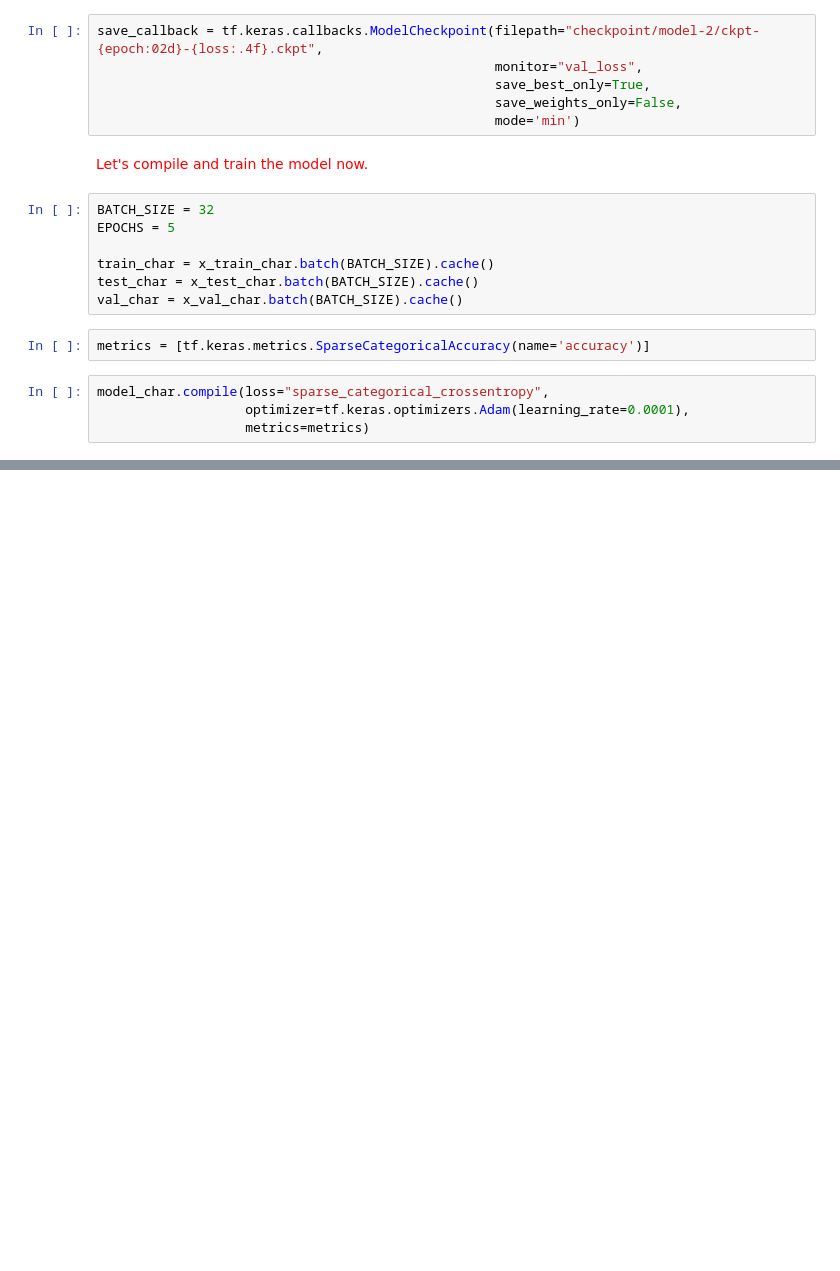
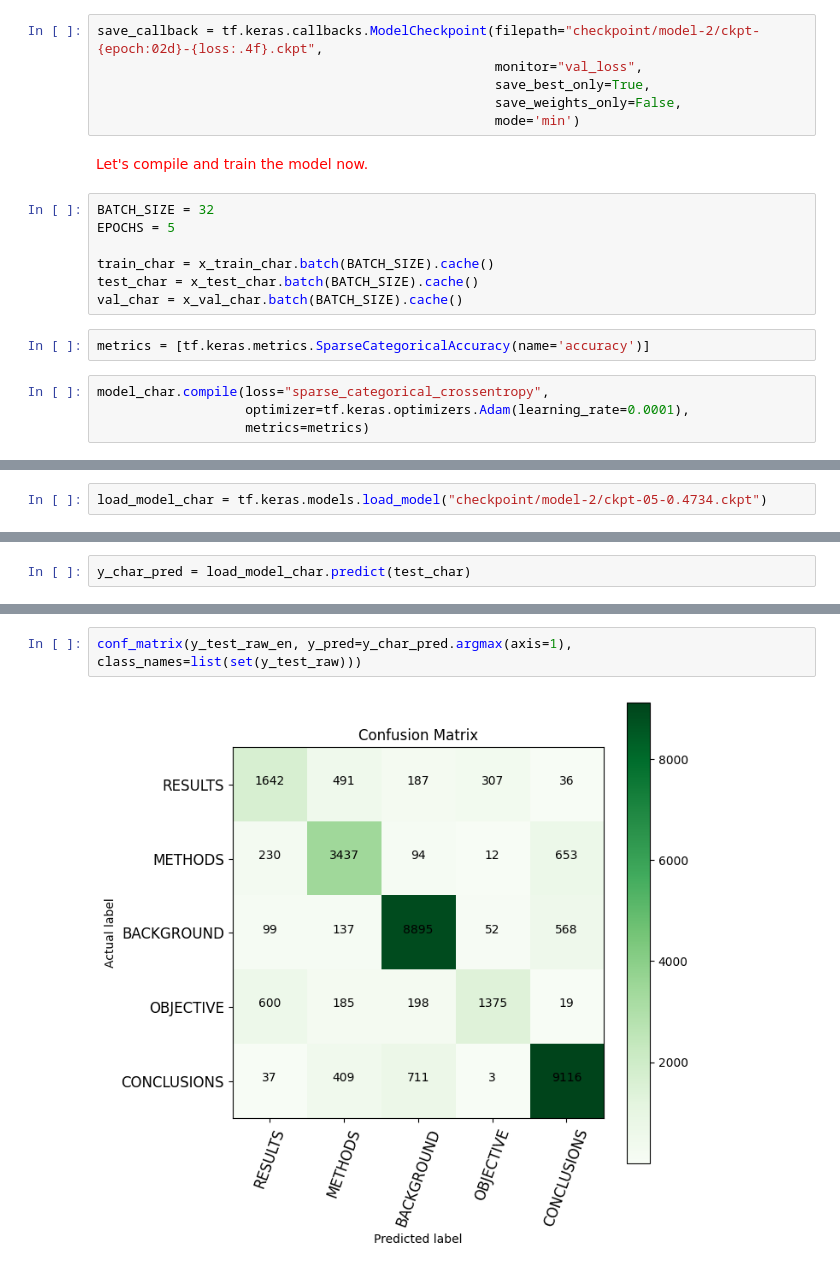
Before and after one commit to spoluan/PubMed200kRCT_medical_abstracts, a Jupyter notebook: PubMed200kRCT_medical_abstracts.ipynb, the cells around one changed output, grey strips where cells are left out. Cells and saved outputs as stored; diff of their text form; blank space fills up the shorter version.

```diff
--- a/PubMed200kRCT_medical_abstracts.ipynb
+++ b/PubMed200kRCT_medical_abstracts.ipynb
@@ -614,0 +750,2 @@ print(end_time - start_time, 'seconds')
+# %%
+load_model_char = tf.keras.models.load_model("checkpoint/model-2/ckpt-05-0.4734.ckpt")
@@ -614,0 +762,2 @@ print(end_time - start_time, 'seconds')
+# %%
+y_char_pred = load_model_char.predict(test_char)
@@ -614,0 +766,4 @@ print(end_time - start_time, 'seconds')
+# %%
+conf_matrix(y_test_raw_en, y_pred=y_char_pred.argmax(axis=1), class_names=list(set(y_test_raw)))
+# %% [output]
+[figure, added]
```
Also changed, not shown: parts of 14 cells of this notebook.
